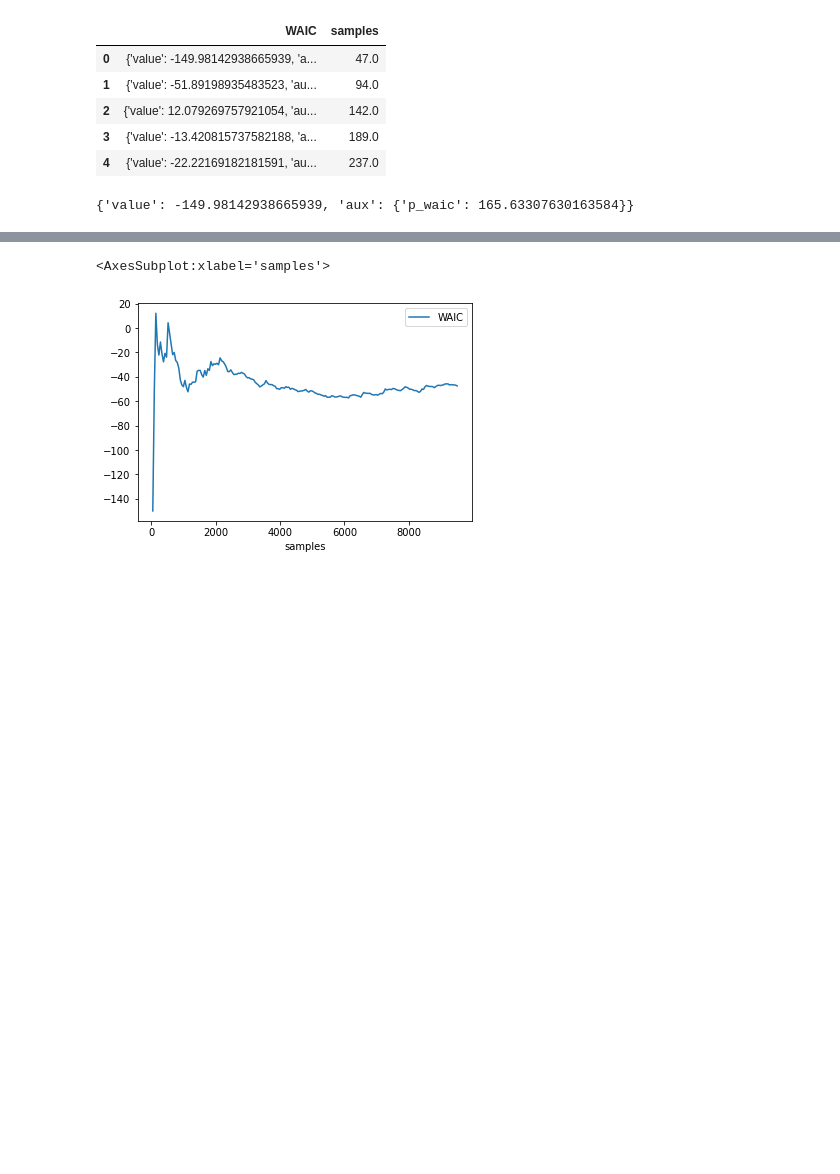
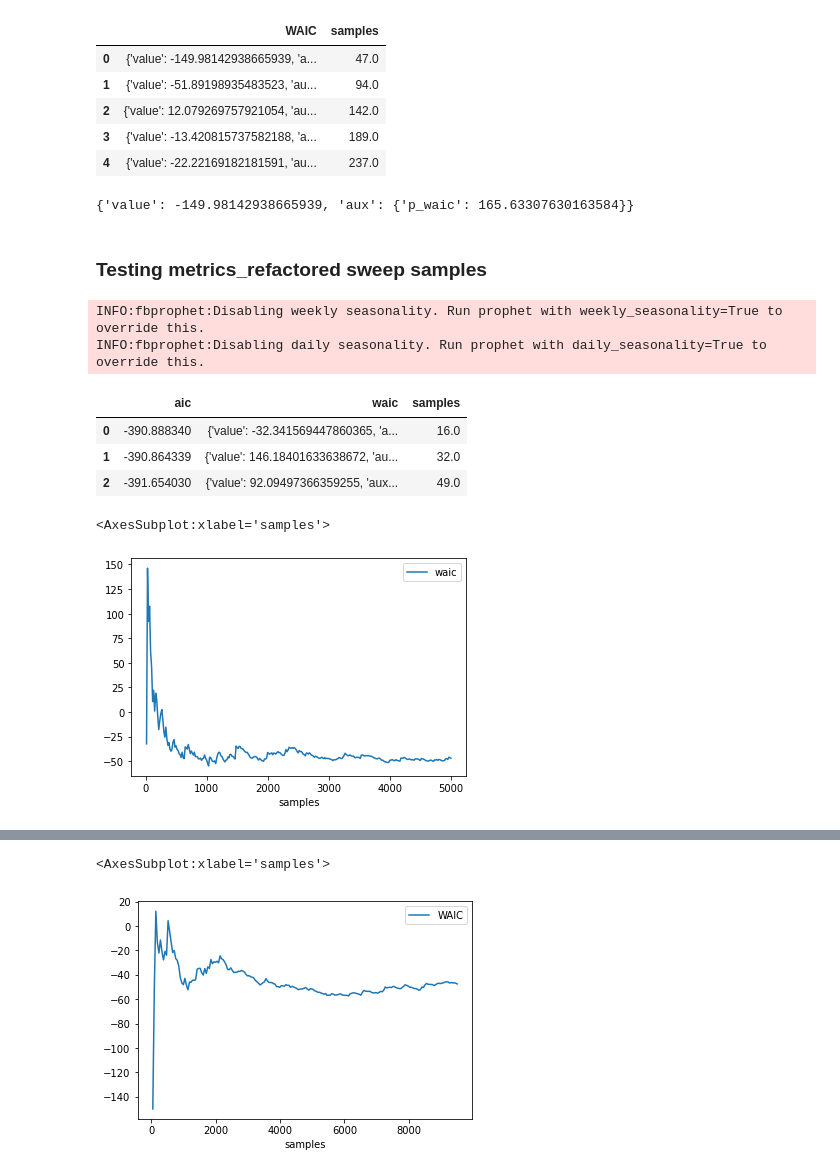
Before and after one commit to leevironty/BSC_thesis, a Jupyter notebook: notebooks/cleaned.ipynb, the cells around one changed output, grey strips where cells are left out. Drawn from its saved outputs; the diff is of its cells as text; code cells hidden in the pictures; blank space fills up the shorter version.

Commit message:
Checkpoint: all plots ready

```diff
--- a/notebooks/cleaned.ipynb
+++ b/notebooks/cleaned.ipynb
@@ -240,3 +232,33 @@ Calculating 9500/9500
 res.iloc[0,0]
 # %% [output]
 {'value': -149.98142938665939, 'aux': {'p_waic': 165.63307630163584}}
+# %% [markdown]
+### Testing metrics_refactored sweep samples
+# %%
+data = datasets['A']
+model2 = fbprophet.Prophet(mcmc_samples=5000, seasonality_mode='additive')
+sweep_res2 = metrics_refactored.sweep_samples(
+    model2,
+    data,
+    warmup=100,
+    metrics={
+        'aic': metrics_refactored.aic,
+        'waic': metrics_refactored.waic},
+    points=300)
+# %% [output]
+INFO:fbprophet:Disabling weekly seasonality. Run prophet with weekly_seasonality=True to override this.
+INFO:fbprophet:Disabling daily seasonality. Run prophet with daily_seasonality=True to override this.
+# %%
+sweep_res.head(3)
+# %% [output]
+|  | aic | waic | samples |
+| 0 | -390.888340 | {'value': -32.341569447860365, 'a... | 16.0 |
+| 1 | -390.864339 | {'value': 146.18401633638672, 'au... | 32.0 |
+| 2 | -391.654030 | {'value': 92.09497366359255, 'aux... | 49.0 |
+# %%
+sweep_res['waic'] = sweep_res['waic'].apply(lambda c: c['value'])
+# %%
+sweep_res.plot(x='samples', y='waic')
+# %% [output]
+<AxesSubplot:xlabel='samples'>
+[figure, added]
```
Also changed, not shown: parts of 6 cells of this notebook, 21 other files.
